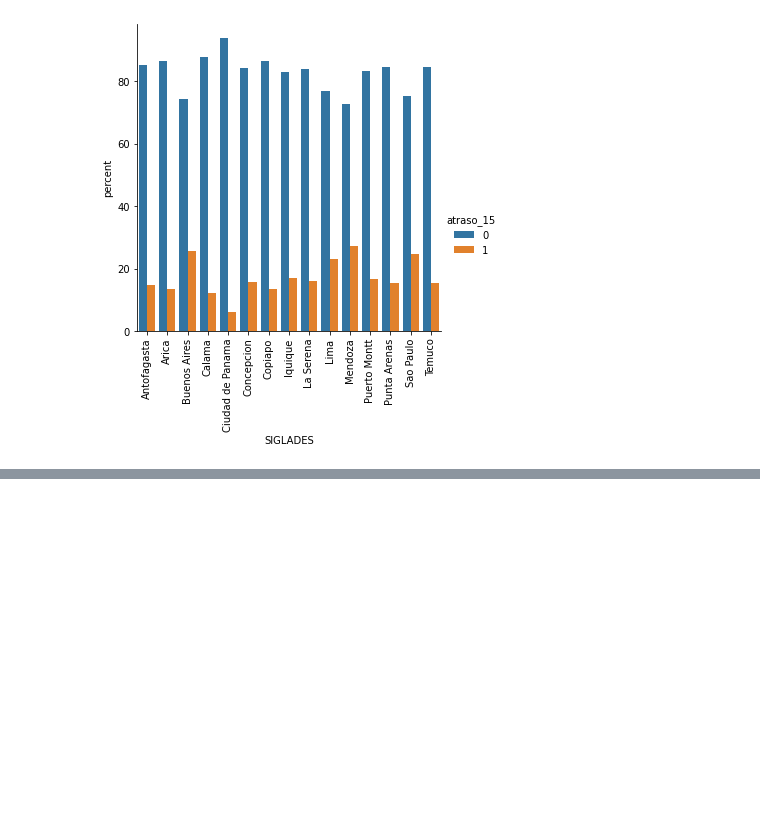
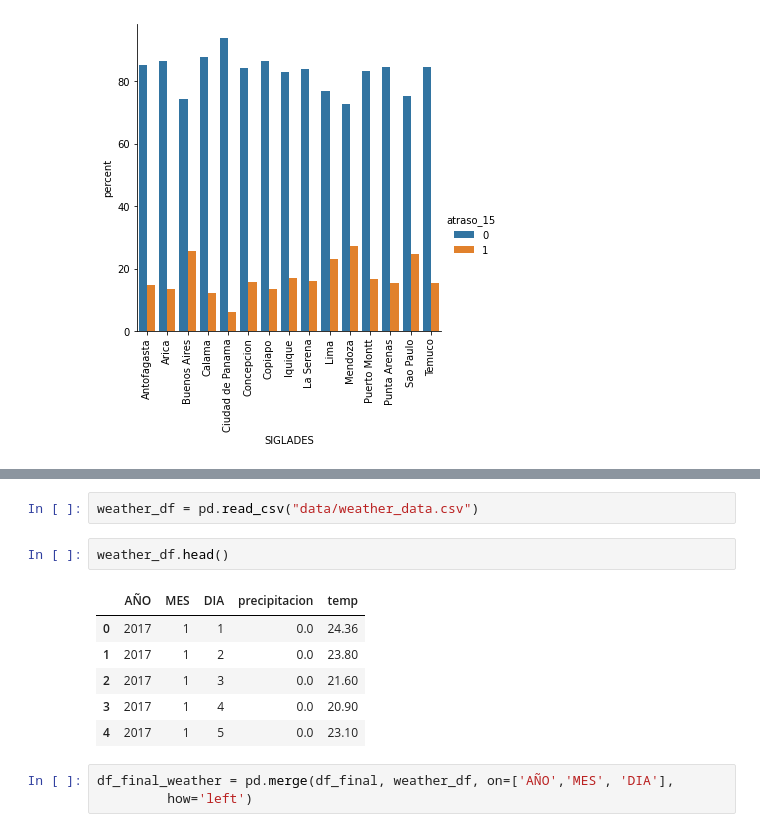
Before and after one commit to enrique-vilchez/datascientist-challenge, a Jupyter notebook: solution.ipynb, the cells around one changed output, grey strips where cells are left out. Cells and saved outputs as stored; diff of their text form; blank space fills up the shorter version.

```diff
--- a/solution.ipynb
+++ b/solution.ipynb
@@ -325,0 +316,14 @@ AUC: 0.6600144635716514
+# %%
+weather_df = pd.read_csv("data/weather_data.csv")
+# %%
+weather_df.head()
+# %% [output]
+|  | AÑO | MES | DIA | precipitacion | temp |
+| 0 | 2017 | 1 | 1 | 0.0 | 24.36 |
+| 1 | 2017 | 1 | 2 | 0.0 | 23.80 |
+| 2 | 2017 | 1 | 3 | 0.0 | 21.60 |
+| 3 | 2017 | 1 | 4 | 0.0 | 20.90 |
+| 4 | 2017 | 1 | 5 | 0.0 | 23.10 |
+# %%
+df_final_weather = pd.merge(df_final, weather_df, on=['AÑO','MES', 'DIA'],
+         how='left')
```
Also changed, not shown: parts of 11 cells of this notebook, 1 other file.
